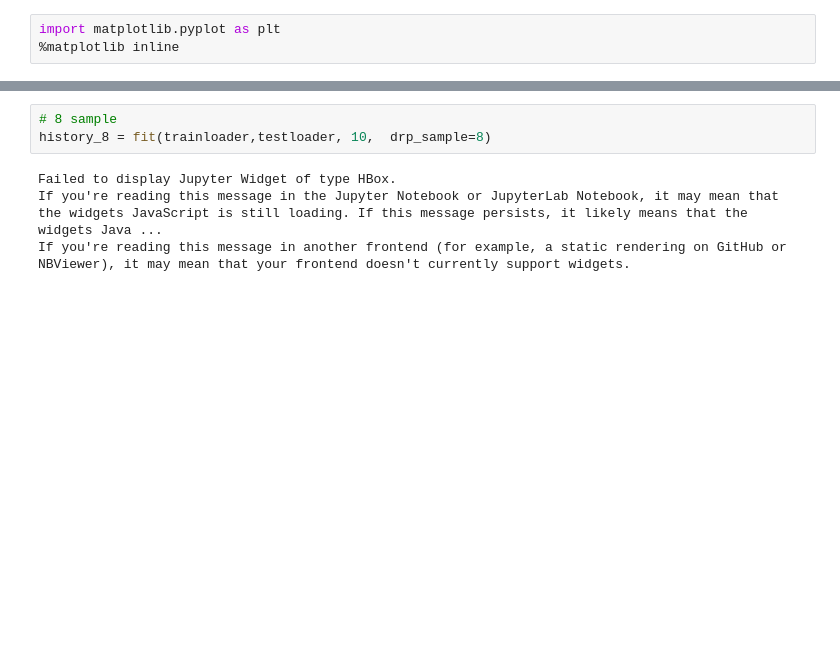
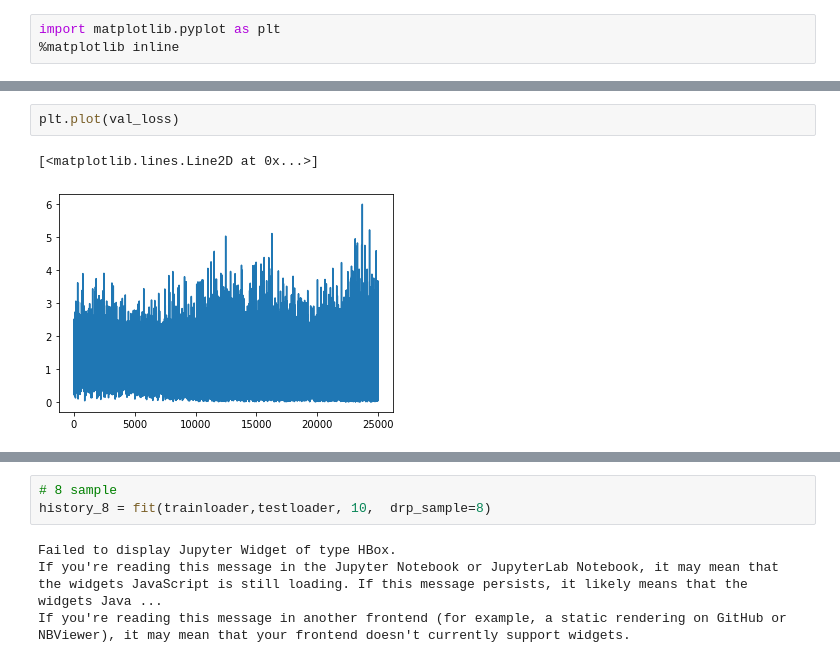
Before and after one commit to ShaunSpinelli/papers, a Jupyter notebook: multi dropout implementation.ipynb, the cells around one changed output, grey strips where cells are left out. Drawn from its saved outputs; the diff is of its cells as text; blank space fills up the shorter version.

```diff
--- a/multi dropout implementation.ipynb
+++ b/multi dropout implementation.ipynb
@@ -291,0 +285,5 @@ plt.plot(loss_8)
+# %%
+plt.plot(val_loss)
+# %% [output]
+[<matplotlib.lines.Line2D at 0x...>]
+[figure, added]
```
Also changed, not shown: parts of 28 cells of this notebook.
